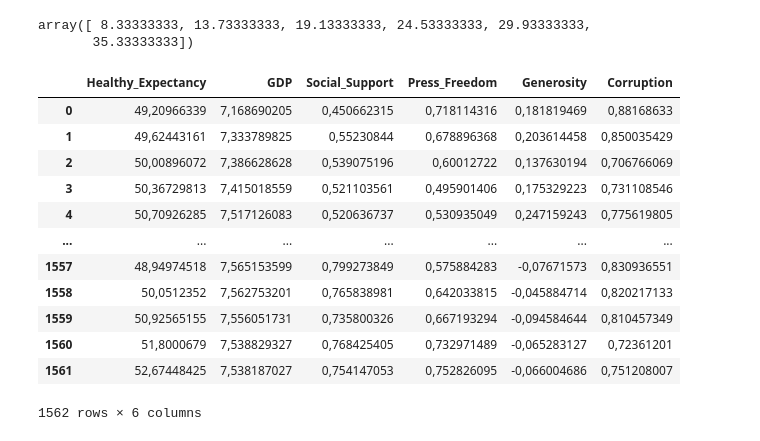
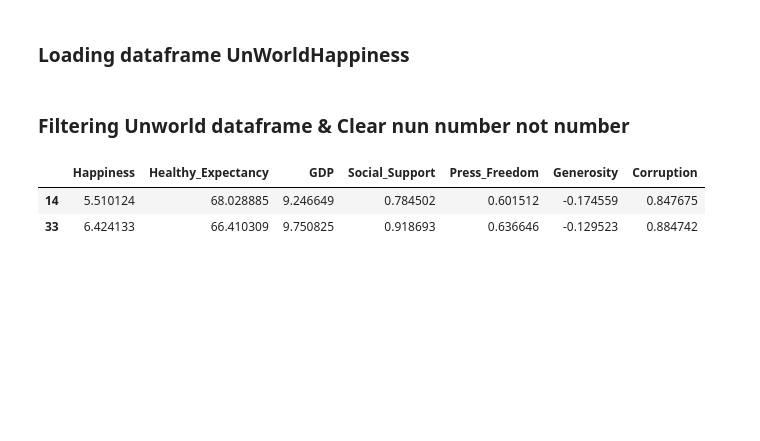
Before and after one commit to Ammar-Man/Descriptive_Analytics, a Jupyter notebook: python.ipynb, the cells around one changed output. Cells and saved outputs as stored; diff of their text form; code cells hidden in the pictures; blank space fills up the shorter version.

```diff
--- a/python.ipynb
+++ b/python.ipynb
@@ -15,6 +5,0 @@ coefficient of determinaltion:0.7158756137479542
-# %%
-y_pred = model.predict(x)
-y_pred
-# %% [output]
-array([ 8.33333333, 13.73333333, 19.13333333, 24.53333333, 29.93333333,
-       35.33333333])
@@ -23,6 +6,9 @@ import pandas as pd
+# %% [markdown]
+### Loading dataframe UnWorldHappiness
 # %%
-UnWorld = pd.read_csv("./UnWorldHappiness.csv" , sep=';')
-UnWorld.columns=['country', 'year', 'Life Ladder', 'GDP',
+UnWorld = pd.read_excel("./UnWorldHappiness.xls" )
+
+UnWorld.columns=['country', 'year', 'Happiness', 'GDP',
        'Social_Support', 'Healthy_Expectancy',
        'Press_Freedom', 'Generosity',
        'Corruption', 'Positive affect', 'Negative affect',
@@ -32,20 +18,14 @@ UnWorld.columns=['country', 'year', 'Life Ladder', 'GDP',
        'GINI index (World Bank estimate)',
        'GINI index (World Bank estimate), average 2000-15',
        'gini of household income reported in Gallup, by wp5-year']
+# %% [markdown]
+### Filtering Unworld dataframe &  Clear nun number not number
 # %%
-smallUnWorld =  UnWorld[["Healthy_Expectancy","GDP","Social_Support","Press_Freedom","Generosity","Corruption"]]
-smallUnWorld
+# clear nun number not number
+UnWorld.dropna(inplace=True)
+smallUnWorld = UnWorld[["Happiness","Healthy_Expectancy","GDP","Social_Support","Press_Freedom","Generosity","Corruption"]]
+smallUnWorld.head(2)
 # %% [output]
-|  | Healthy_Expectancy | GDP | Social_Support | Press_Freedom | Generosity | Corruption |
-| 0 | 49,20966339 | 7,168690205 | 0,450662315 | 0,718114316 | 0,181819469 | 0,88168633 |
-| 1 | 49,62443161 | 7,333789825 | 0,55230844 | 0,678896368 | 0,203614458 | 0,850035429 |
-| 2 | 50,00896072 | 7,386628628 | 0,539075196 | 0,60012722 | 0,137630194 | 0,706766069 |
-| 3 | 50,36729813 | 7,415018559 | 0,521103561 | 0,495901406 | 0,175329223 | 0,731108546 |
-| 4 | 50,70926285 | 7,517126083 | 0,520636737 | 0,530935049 | 0,247159243 | 0,775619805 |
-| ... | ... | ... | ... | ... | ... | ... |
-| 1557 | 48,94974518 | 7,565153599 | 0,799273849 | 0,575884283 | -0,07671573 | 0,830936551 |
-| 1558 | 50,0512352 | 7,562753201 | 0,765838981 | 0,642033815 | -0,045884714 | 0,820217133 |
-| 1559 | 50,92565155 | 7,556051731 | 0,735800326 | 0,667193294 | -0,094584644 | 0,810457349 |
-| 1560 | 51,8000679 | 7,538829327 | 0,768425405 | 0,732971489 | -0,065283127 | 0,72361201 |
-| 1561 | 52,67448425 | 7,538187027 | 0,754147053 | 0,752826095 | -0,066004686 | 0,751208007 |
+|  | Happiness | Healthy_Expectancy | GDP | Social_Support | Press_Freedom | Generosity | Corruption |
+| 14 | 5.510124 | 68.028885 | 9.246649 | 0.784502 | 0.601512 | -0.174559 | 0.847675 |
+| 33 | 6.424133 | 66.410309 | 9.750825 | 0.918693 | 0.636646 | -0.129523 | 0.884742 |
-1562 rows × 6 columns
```
Also changed, not shown: parts of 5 cells of this notebook, 1 other file.
